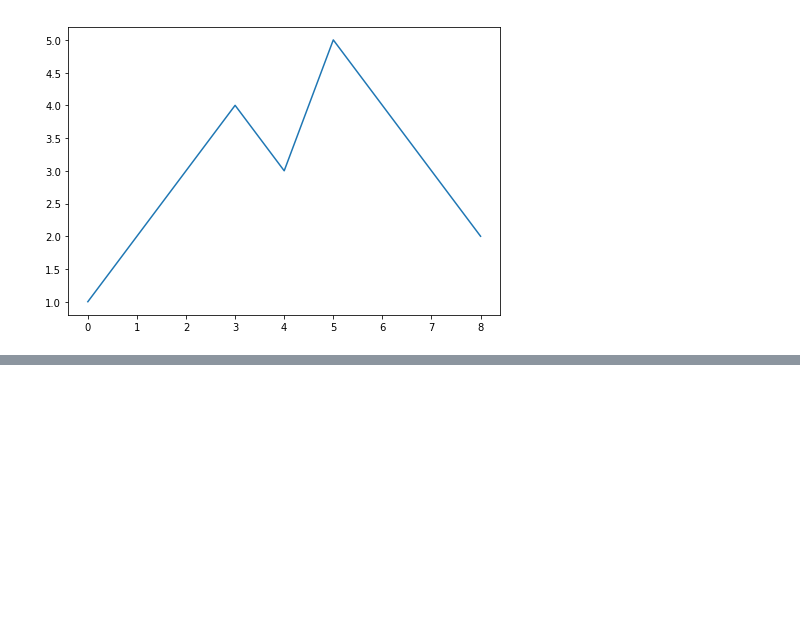
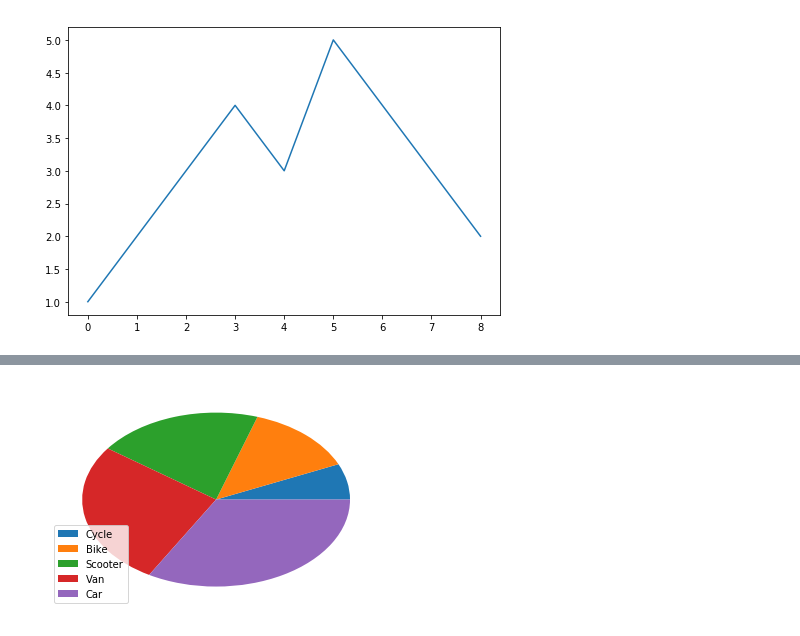
Before and after one commit to cskc97/DataSciencePython, a Jupyter notebook: Basics of Data Visualization/Labels and Annotations.ipynb, the cells around one changed output, grey strips where cells are left out. Drawn from its saved outputs; the diff is of its cells as text; code cells hidden in the pictures; blank space fills up the shorter version.

```diff
--- a/Basics of Data Visualization/Labels and Annotations.ipynb
+++ b/Basics of Data Visualization/Labels and Annotations.ipynb
@@ -86,0 +87,7 @@ plt.show()
+# %%
+plt.pie(z)
+plt.legend(type,loc="best")
+
+plt.show()
+# %% [output]
+[figure, added]
```
Also changed, not shown: parts of 2 cells of this notebook.
